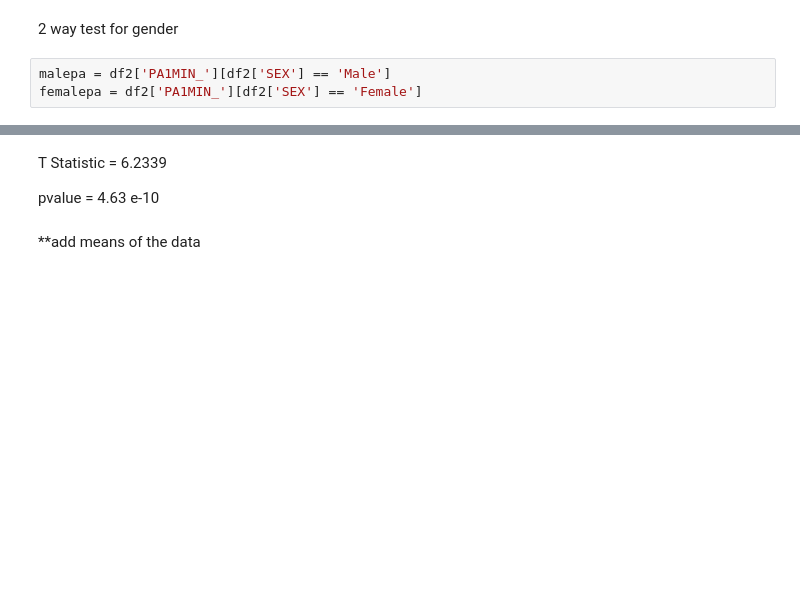
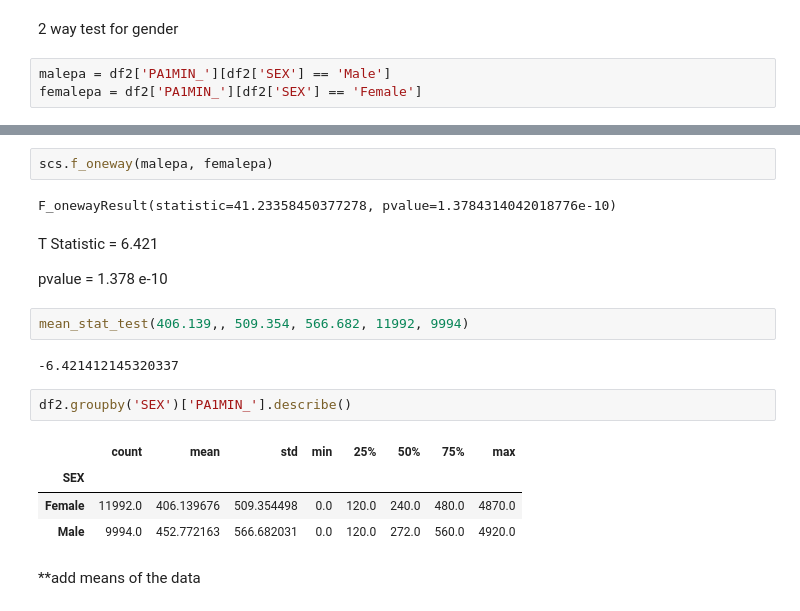
Before and after one commit to Ahila700/nyc-ds-033020-lectures, a Jupyter notebook: Mod_1/STATS_case_study/Stats_project.ipynb, the cells around one changed output, grey strips where cells are left out. Drawn from its saved outputs; the diff is of its cells as text; blank space fills up the shorter version.

Commit message:
weekend practice with stats

```diff
--- a/Mod_1/STATS_case_study/Stats_project.ipynb
+++ b/Mod_1/STATS_case_study/Stats_project.ipynb
@@ -839,7 +847,22 @@ Ttest_indResult(statistic=6.233895714656399, pvalue=4.6323428496521594e-10)
+# %%
+scs.f_oneway(malepa, femalepa)
+# %% [output]
+F_onewayResult(statistic=41.23358450377278, pvalue=1.3784314042018776e-10)
 # %% [markdown]
-T Statistic = 6.2339
+T Statistic = 6.421
 
-pvalue = 4.63 e-10
+pvalue = 1.378 e-10
+# %%
+mean_stat_test(406.139,, 509.354, 566.682, 11992, 9994)
+# %% [output]
+-6.421412145320337
+# %%
+df2.groupby('SEX')['PA1MIN_'].describe()
+# %% [output]
+|  | count | mean | std | min | 25% | 50% | 75% | max |
+| SEX |  |  |  |  |  |  |  |  |
+| Female | 11992.0 | 406.139676 | 509.354498 | 0.0 | 120.0 | 240.0 | 480.0 | 4870.0 |
+| Male | 9994.0 | 452.772163 | 566.682031 | 0.0 | 120.0 | 272.0 | 560.0 | 4920.0 |
 # %% [markdown]
 **add means of the data
 # %% [markdown]
```
Also changed, not shown: parts of 8 cells of this notebook.
